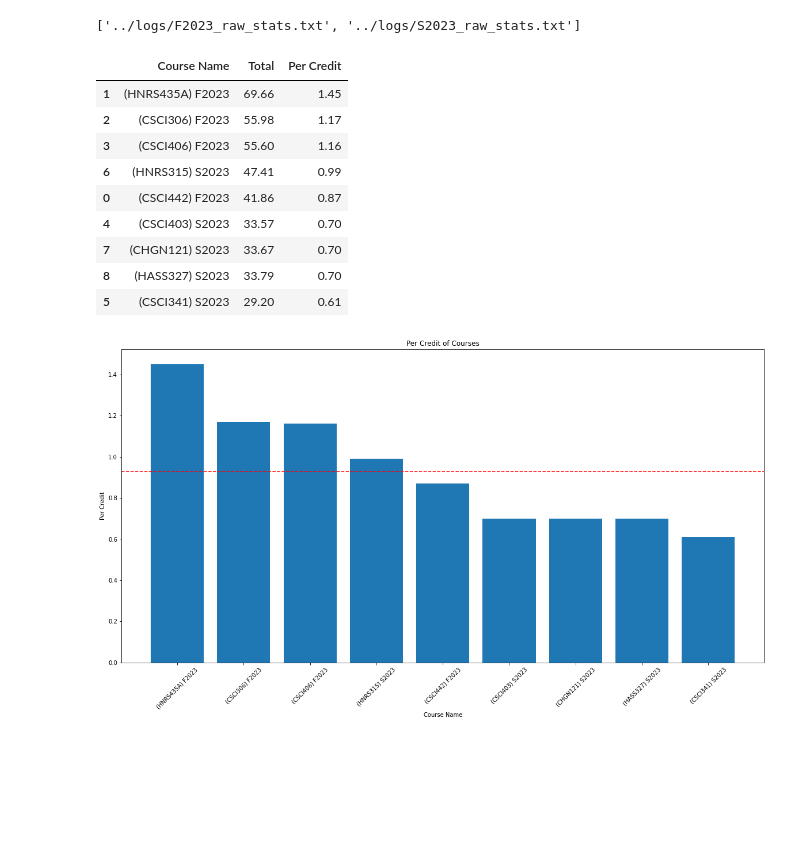
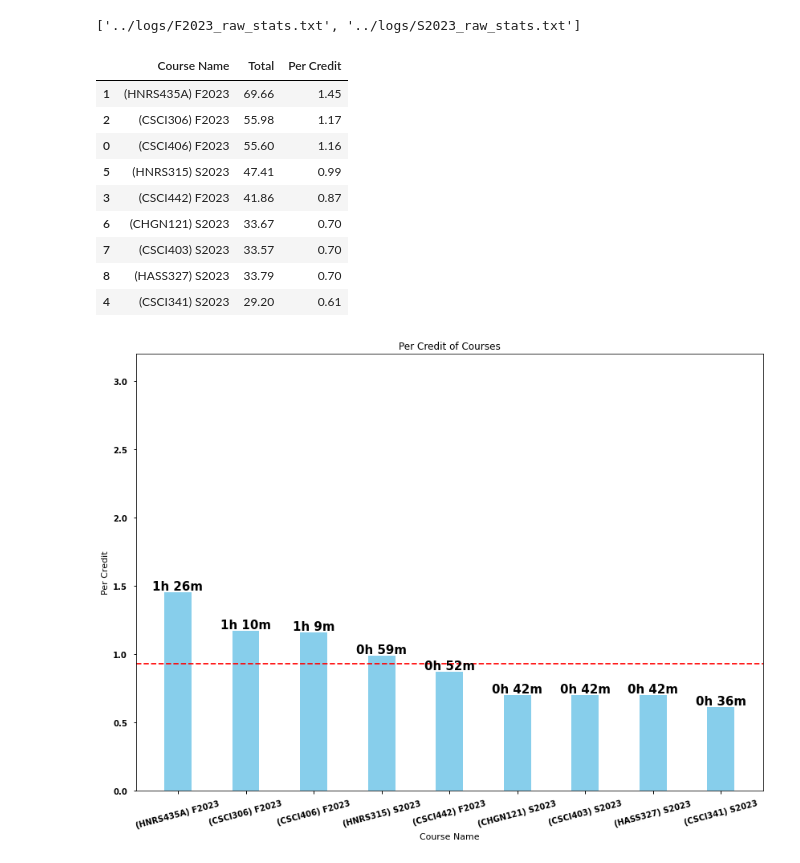
Before and after one commit to ifrycolorado/ClassTimeTrackingAnalysis, a Jupyter notebook: src/hours_per_credit.ipynb, the cells around one changed output. Saved outputs shown, nothing was run; the diff lists cells and outputs as text; code cells hidden in the pictures; blank space fills up the shorter version.

Commit message:
All images.

```diff
--- a/src/hours_per_credit.ipynb
+++ b/src/hours_per_credit.ipynb
@@ -48,8 +48,10 @@ print(log_files)
 # %% [output]
 ['../logs/F2023_raw_stats.txt', '../logs/S2023_raw_stats.txt']
 # %%
+# define df
 stats_df = pd.DataFrame(columns=["Course Name", "Total", "Per Credit"])
-# read log_files[0]
+
+# find classes and stats
 for log_file in log_files:
     f = open(log_file, "r")
 
@@ -57,11 +59,14 @@ for log_file in log_files:
     lines = f.read().split("\n\n")
 
     for i in range(len(lines)):
-        if i % 2 != 0:
+        if i % 2 != 0 and lines[i] != "" and lines[i] != "\n" and lines[i] != " ":
             analysis = lines[i].split("\n")
             course = analysis[0][analysis[0].index("("):]
-            total = float(analysis[1].split(" : ")[1].split(" ")[0])
-            per_credit = float(analysis[3].split(" : ")[1].split(" ")[0])
+            total = float(analysis[1].split(":")[1].strip().split(" ")[0])
+            try:
+                per_credit = float(analysis[3].split(" : ")[1].split(" ")[0])
+            except:
+                print("ERROR", analysis)
             stats_df.loc[len(stats_df)] = [course, total, per_credit]
 
 # display sorted df by per credit
@@ -71,28 +76,35 @@ display(stats_df)
 |  | Course Name | Total | Per Credit |
 | 1 | (HNRS435A) F2023 | 69.66 | 1.45 |
 | 2 | (CSCI306) F2023 | 55.98 | 1.17 |
-| 3 | (CSCI406) F2023 | 55.60 | 1.16 |
-| 6 | (HNRS315) S2023 | 47.41 | 0.99 |
-| 0 | (CSCI442) F2023 | 41.86 | 0.87 |
-| 4 | (CSCI403) S2023 | 33.57 | 0.70 |
-| 7 | (CHGN121) S2023 | 33.67 | 0.70 |
+| 0 | (CSCI406) F2023 | 55.60 | 1.16 |
+| 5 | (HNRS315) S2023 | 47.41 | 0.99 |
+| 3 | (CSCI442) F2023 | 41.86 | 0.87 |
+| 6 | (CHGN121) S2023 | 33.67 | 0.70 |
+| 7 | (CSCI403) S2023 | 33.57 | 0.70 |
 | 8 | (HASS327) S2023 | 33.79 | 0.70 |
-| 5 | (CSCI341) S2023 | 29.20 | 0.61 |
+| 4 | (CSCI341) S2023 | 29.20 | 0.61 |
 # %%
 # create bar chart of stats_df sorted by per credit
-plt.figure(figsize=(20, 10))
-plt.bar(stats_df["Course Name"], stats_df["Per Credit"])
+plt.figure(figsize=(14, 10))
+bars = plt.bar(stats_df["Course Name"], stats_df["Per Credit"], color=COLOR, width=0.4)
 
 # plot line of average per credit
 plt.axhline(y=stats_df["Per Credit"].mean(), color='r', linestyle='--')
 
-plt.xticks(rotation=45)
+plt.xticks(rotation=ROTATION)
 plt.xlabel("Course Name")
 plt.ylabel("Per Credit")
+plt.ylim(0, 3.2)
 plt.title("Per Credit of Courses")
+for bar in bars:
+        hours = int(bar.get_height())
+        minutes = int((bar.get_height() - hours) * 60)
+        label = f"{hours}h {minutes}m"
+        plt.text(bar.get_x() + bar.get_width() / 2.0, bar.get_height(), label, ha='center', va='bottom')
+plt.savefig(f"../images/hours_per_credit.png", transparent=False, format='png', dpi=300)
 plt.show()
 # %% [output]
-[figure, old version]
+[figure, new version]
 # %%
 # save stats_df to csv
 stats_df.to_csv("../data/hour_per_credit.csv", index=False)
```
Also changed, not shown: 11 other files.
